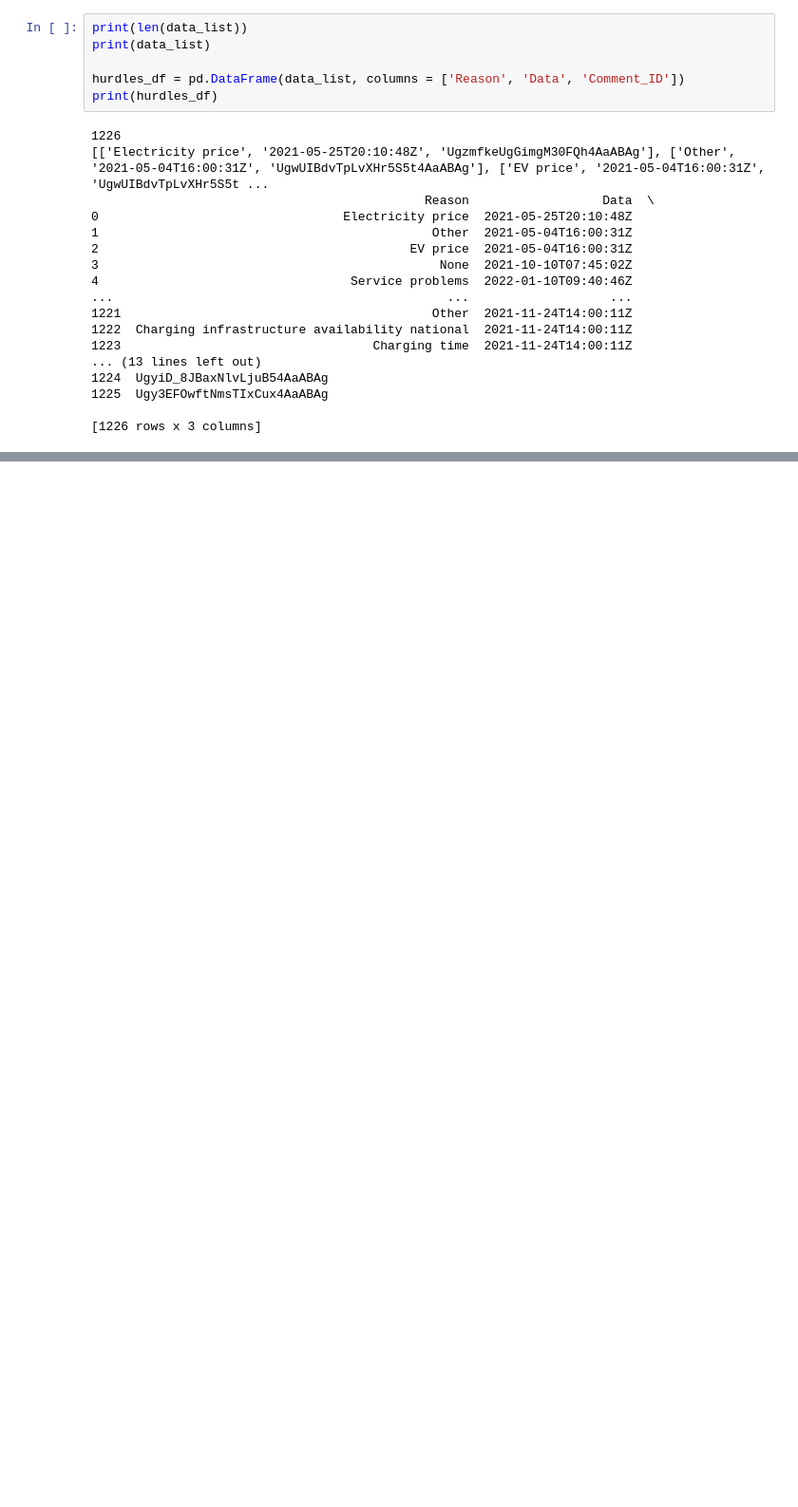
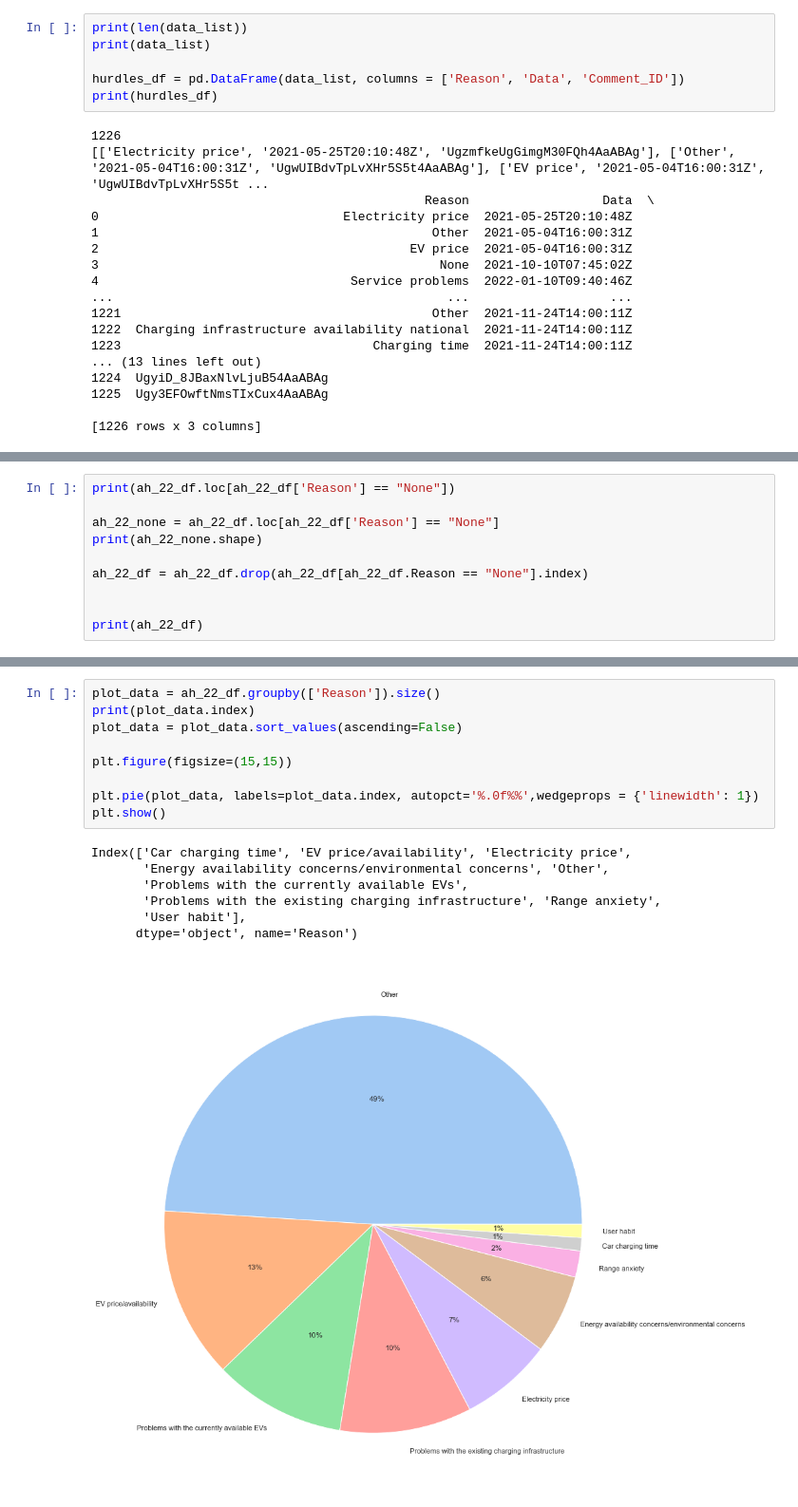
Before and after one commit to FabianUlrich96/Master-Thesis, a Jupyter notebook: YouTube/Comment Data Preparation&Analysis/adoption_hurdles-analysis.ipynb, the cells around one changed output, grey strips where cells are left out. Shown: that part at 95% size. Cells and saved outputs as stored; diff of their text form; blank space fills up the shorter version.

```diff
--- a/YouTube/Comment Data Preparation&Analysis/adoption_hurdles-analysis.ipynb
+++ b/YouTube/Comment Data Preparation&Analysis/adoption_hurdles-analysis.ipynb
@@ -147,0 +512,10 @@ Index(['Battery (environmental concerns)', 'Car quality problems (Tesla)',
+# %%
+print(ah_22_df.loc[ah_22_df['Reason'] == "None"])
+
+ah_22_none = ah_22_df.loc[ah_22_df['Reason'] == "None"]
+print(ah_22_none.shape)
+
+ah_22_df = ah_22_df.drop(ah_22_df[ah_22_df.Reason == "None"].index)
+
+
+print(ah_22_df)
@@ -147,0 +636,17 @@ Index(['Battery (environmental concerns)', 'Car quality problems (Tesla)',
+# %%
+plot_data = ah_22_df.groupby(['Reason']).size()
+print(plot_data.index)
+plot_data = plot_data.sort_values(ascending=False)
+
+plt.figure(figsize=(15,15))
+
+plt.pie(plot_data, labels=plot_data.index, autopct='%.0f%%',wedgeprops = {'linewidth': 1})
+plt.show()
+# %% [output]
+Index(['Car charging time', 'EV price/availability', 'Electricity price',
+       'Energy availability concerns/environmental concerns', 'Other',
+       'Problems with the currently available EVs',
+       'Problems with the existing charging infrastructure', 'Range anxiety',
+       'User habit'],
+      dtype='object', name='Reason')
+[figure, added]
```
Also changed, not shown: parts of 22 cells of this notebook, 23 other files.
